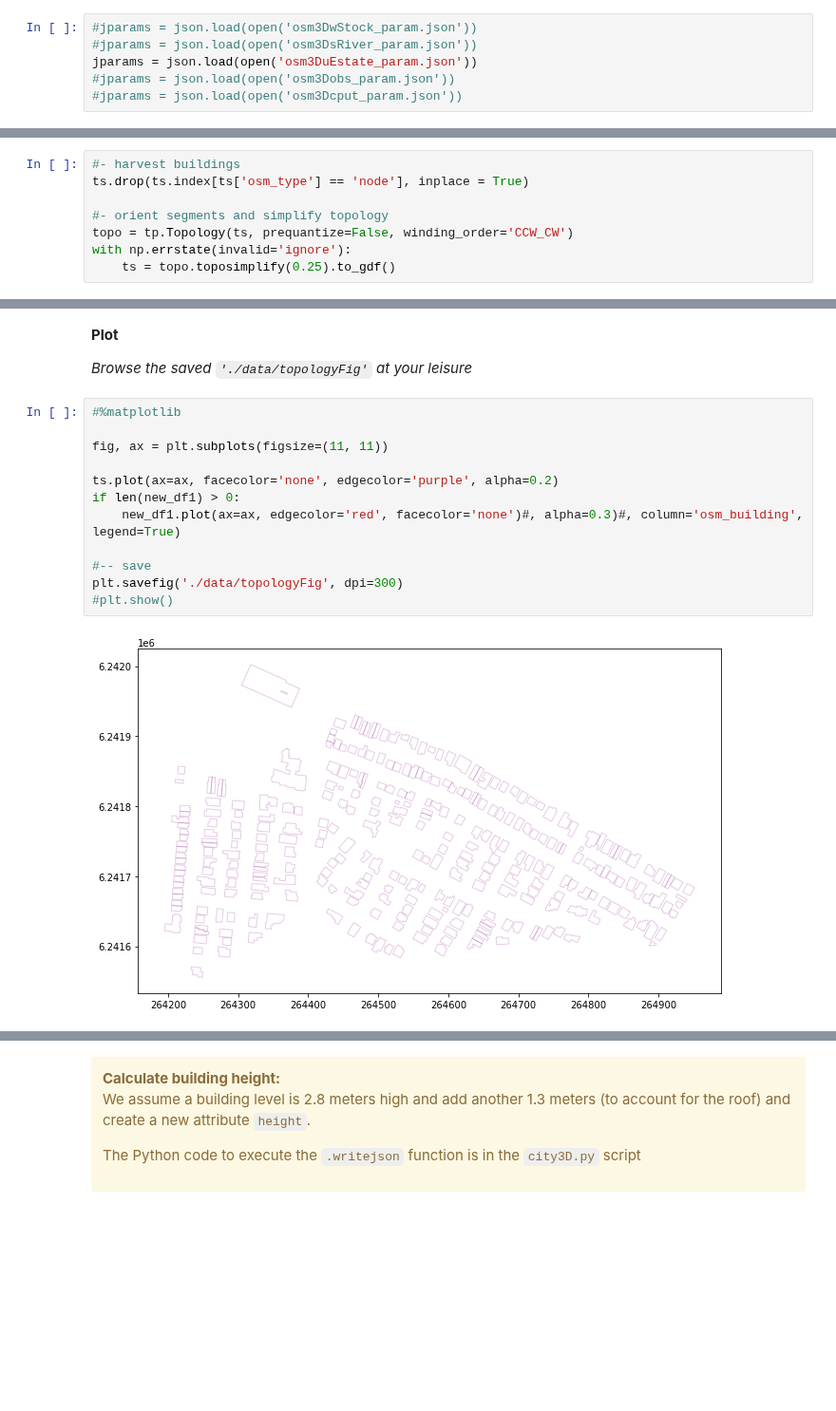
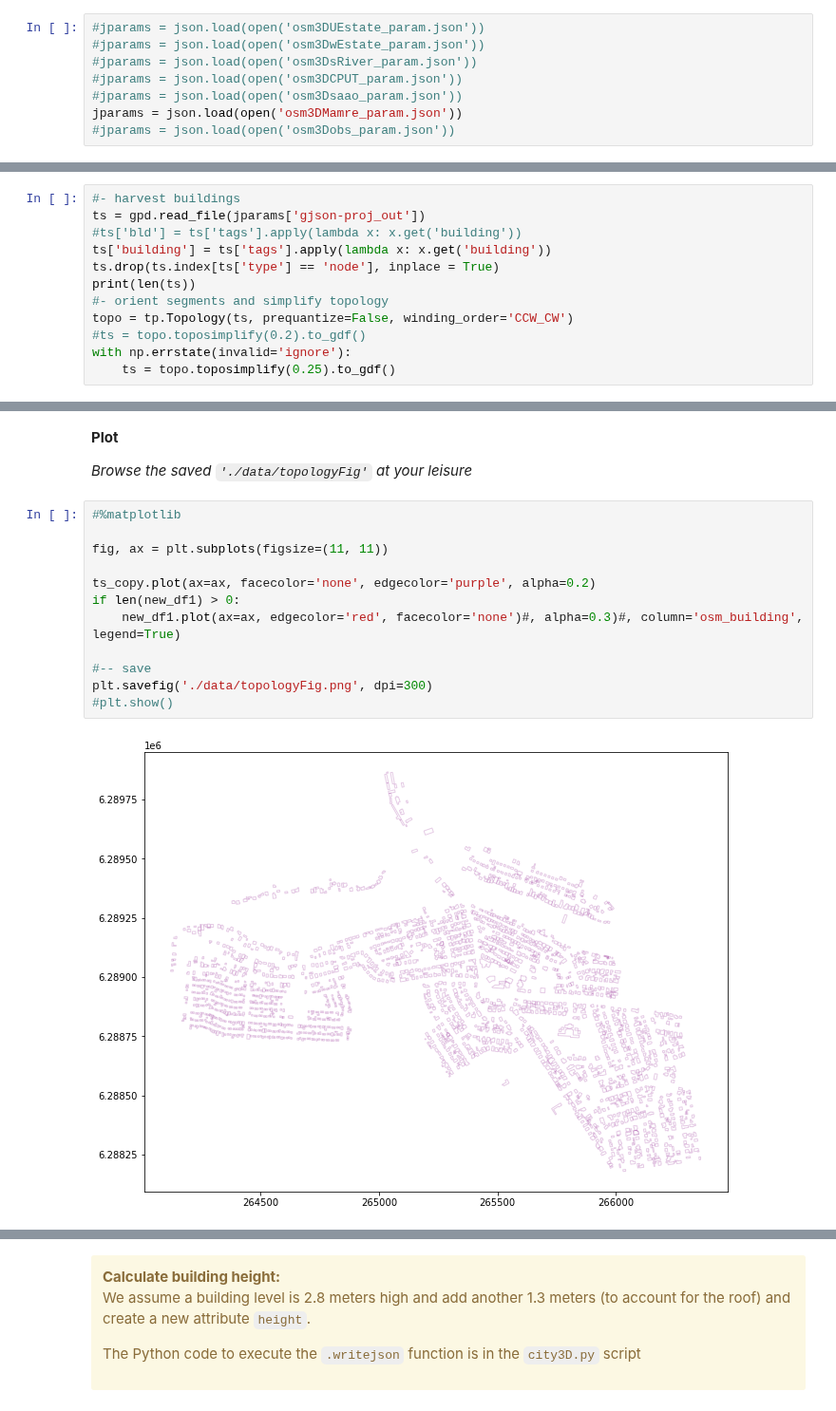
Before and after one commit to AdrianKriger/geo3D, a Jupyter notebook: village/osm_LoD1_3DCityModel-walkthrough.ipynb, the cells around one changed output, grey strips where cells are left out. Shown at 95% size. Cells and saved outputs as stored; diff of their text form; blank space fills up the shorter version.

```diff
--- a/village/osm_LoD1_3DCityModel-walkthrough.ipynb
+++ b/village/osm_LoD1_3DCityModel-walkthrough.ipynb
@@ -56,8 +56,10 @@ warnings.filterwarnings('ignore')
 # %% [markdown]
 **A `parameter.json` defines the path and files**.
 # %%
-#jparams = json.load(open('osm3DwStock_param.json'))
+#jparams = json.load(open('osm3DUEstate_param.json'))
+#jparams = json.load(open('osm3DwEstate_param.json'))
 #jparams = json.load(open('osm3DsRiver_param.json'))
-jparams = json.load(open('osm3DuEstate_param.json'))
+#jparams = json.load(open('osm3DCPUT_param.json'))
+#jparams = json.load(open('osm3Dsaao_param.json'))
+jparams = json.load(open('osm3DMamre_param.json'))
 #jparams = json.load(open('osm3Dobs_param.json'))
-#jparams = json.load(open('osm3Dcput_param.json'))
@@ -279,9 +285,13 @@ def rasterQuery(geom, gt_forward, rb):
 **Buildings**
 # %%
 #- harvest buildings
-ts.drop(ts.index[ts['osm_type'] == 'node'], inplace = True)
-
+ts = gpd.read_file(jparams['gjson-proj_out'])
+#ts['bld'] = ts['tags'].apply(lambda x: x.get('building'))
+ts['building'] = ts['tags'].apply(lambda x: x.get('building'))
+ts.drop(ts.index[ts['type'] == 'node'], inplace = True)
+print(len(ts))
 #- orient segments and simplify topology
 topo = tp.Topology(ts, prequantize=False, winding_order='CCW_CW')
+#ts = topo.toposimplify(0.2).to_gdf()
 with np.errstate(invalid='ignore'):
     ts = topo.toposimplify(0.25).to_gdf()
@@ -305,17 +320,17 @@ runtime: 0:00:00.427246
 # %%
 #%matplotlib
 
 fig, ax = plt.subplots(figsize=(11, 11))
 
-ts.plot(ax=ax, facecolor='none', edgecolor='purple', alpha=0.2)
+ts_copy.plot(ax=ax, facecolor='none', edgecolor='purple', alpha=0.2)
 if len(new_df1) > 0:
     new_df1.plot(ax=ax, edgecolor='red', facecolor='none')#, alpha=0.3)#, column='osm_building', legend=True)
 
 #-- save
-plt.savefig('./data/topologyFig', dpi=300)
+plt.savefig('./data/topologyFig.png', dpi=300)
 #plt.show()
 # %% [output]
-[figure, old version]
+[figure, new version]
 # %% [markdown]
 |  |  |
 |:--------:|:--------:|
```
Also changed, not shown: parts of 51 cells of this notebook.
